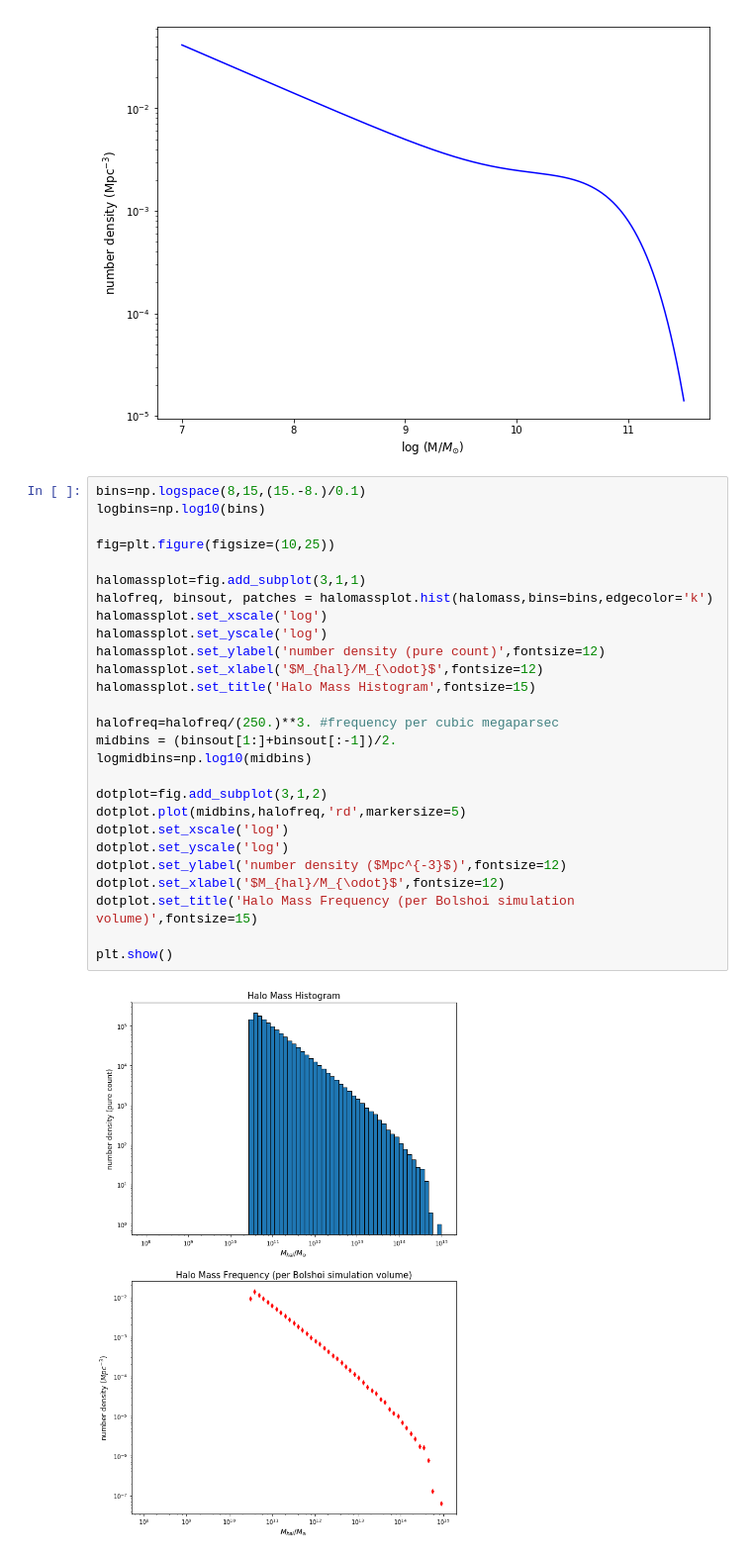
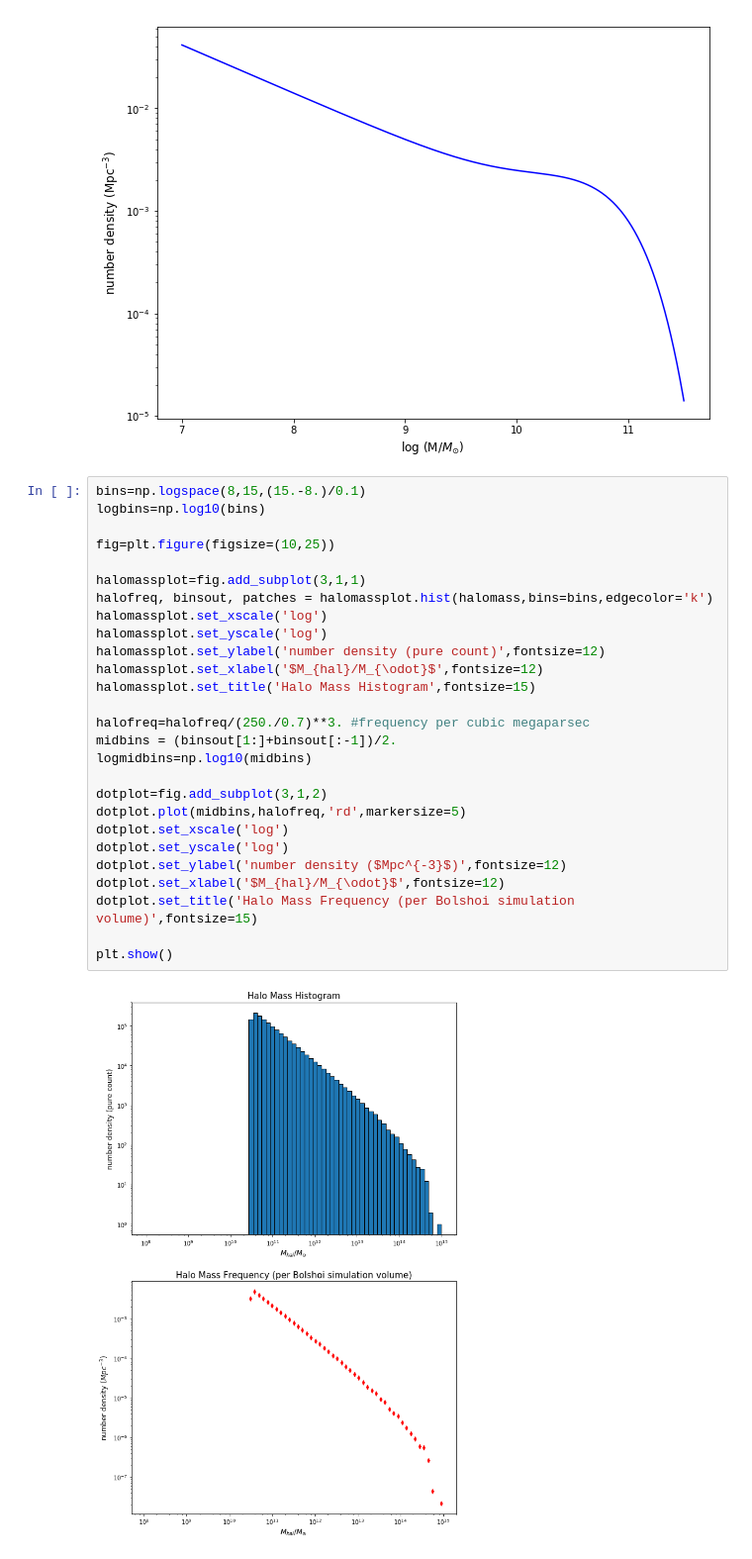
Before and after one commit to patricks1/Tinker, a Jupyter notebook: schechter.ipynb, the cells around one changed output. Shown at 99% size. Drawn from its saved outputs; the diff is of its cells as text.

```diff
--- a/schechter.ipynb
+++ b/schechter.ipynb
@@ -40,32 +40,32 @@ plt.show()
 # %%
 bins=np.logspace(8,15,(15.-8.)/0.1)
 logbins=np.log10(bins)
 
 fig=plt.figure(figsize=(10,25))
 
 halomassplot=fig.add_subplot(3,1,1)
 halofreq, binsout, patches = halomassplot.hist(halomass,bins=bins,edgecolor='k')
 halomassplot.set_xscale('log')
 halomassplot.set_yscale('log')
 halomassplot.set_ylabel('number density (pure count)',fontsize=12)
 halomassplot.set_xlabel('$M_{hal}/M_{\odot}$',fontsize=12)
 halomassplot.set_title('Halo Mass Histogram',fontsize=15)
 
-halofreq=halofreq/(250.)**3. #frequency per cubic megaparsec
+halofreq=halofreq/(250./0.7)**3. #frequency per cubic megaparsec
 midbins = (binsout[1:]+binsout[:-1])/2.
 logmidbins=np.log10(midbins)
 
 dotplot=fig.add_subplot(3,1,2)
 dotplot.plot(midbins,halofreq,'rd',markersize=5)
 dotplot.set_xscale('log')
 dotplot.set_yscale('log')
 dotplot.set_ylabel('number density ($Mpc^{-3}$)',fontsize=12)
 dotplot.set_xlabel('$M_{hal}/M_{\odot}$',fontsize=12)
 dotplot.set_title('Halo Mass Frequency (per Bolshoi simulation volume)',fontsize=15)
 
 plt.show()
 # %% [output]
-[figure, old version]
+[figure, new version]
 # %%
 plt.figure(figsize=(10,8))
 
```
Also changed, not shown: parts of 3 cells of this notebook.
